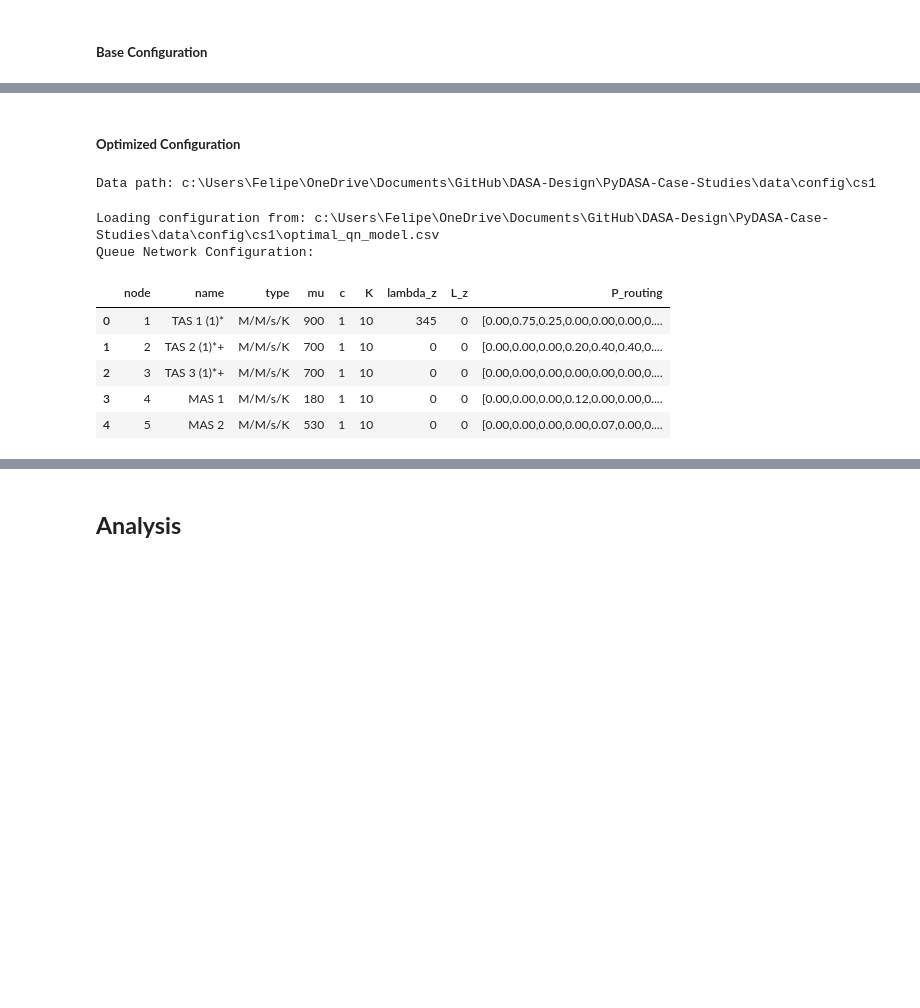
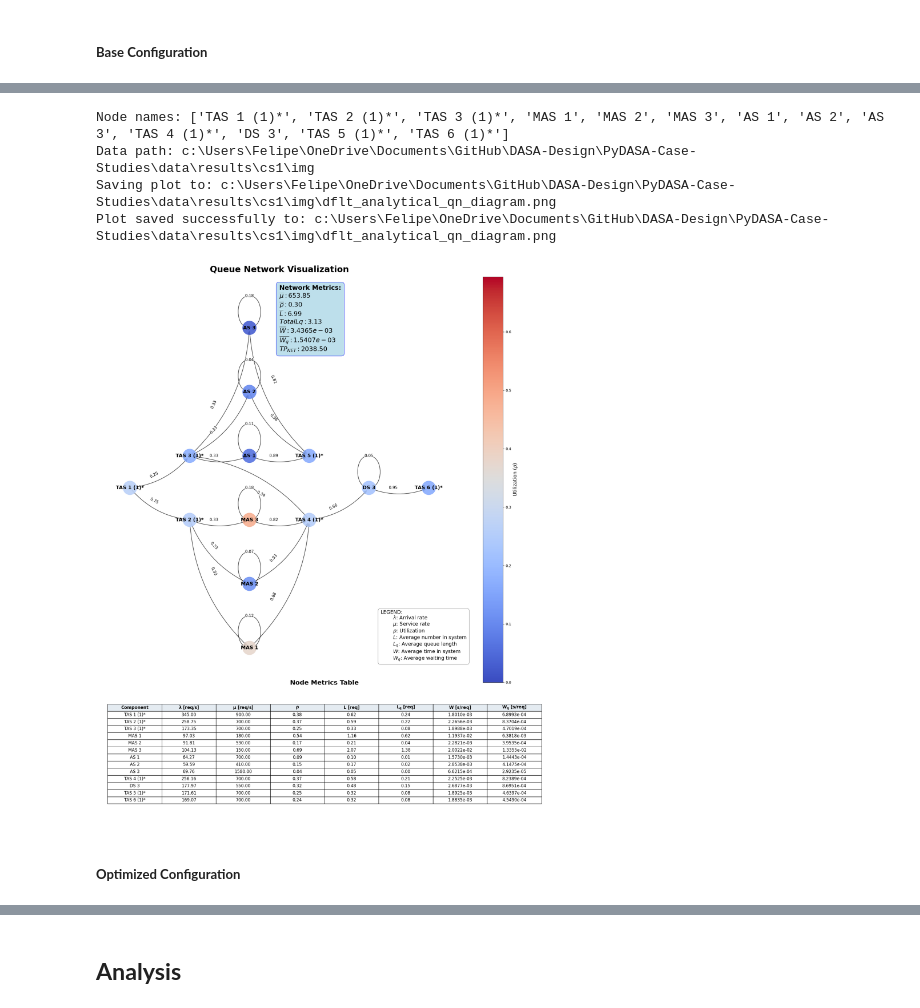
Before and after one commit to DASA-Design/PyDASA-CS1-TAS, a Jupyter notebook: CS-01C - TAS - Dimensional Modelling.ipynb, the cells around one changed output, grey strips where cells are left out. Saved outputs shown, nothing was run; the diff lists cells and outputs as text; code cells hidden in the pictures; blank space fills up the shorter version.

```diff
--- a/CS-01C - TAS - Dimensional Modelling.ipynb
+++ b/CS-01C - TAS - Dimensional Modelling.ipynb
@@ -1889,0 +241,6 @@ gc.collect()
+# %%
+# Load configuration with mixed queue models
+dflt_qn_cfg = load(file_path, "default_qn_model.csv")
+print("Queue Network Configuration:")
+# print(dflt_qn_cfg)
+dflt_qn_cfg.head()
@@ -1889,0 +256,3 @@ gc.collect()
+# %%
+print("Configuring default analytical model...")
+dflt_analytical_model = config_analytical_model(dflt_qn_cfg, verbose=False)
@@ -1889,0 +261,9 @@ gc.collect()
+# %%
+# Solve the network analytically
+# first node metrics
+dflt_analyt_nd_metrics = solve_jackson_network(*dflt_analytical_model)
+# %%
+# then network metrics
+dflt_analyt_net_metrics = calculate_net_metrics(dflt_analyt_nd_metrics)
+nodes = dflt_analyt_nd_metrics["node"].tolist()
+dflt_analyt_net_metrics["nodes"] = len(nodes)
@@ -1890,22 +330,44 @@ gc.collect()
+# %%
+# plotting the queue network with metrics on each node
+# data table column names
+col_names = [
+    "Component",
+    r"$\mathbf{\lambda}$ [req/s]",
+    r"$\mathbf{\mu}$ [req/s]",
+    r"$\mathbf{\rho}$",
+    r"$\mathbf{L}$ [req]",
+    r"$\mathbf{L_q}$ [req]",
+    r"$\mathbf{W}$ [s/req]",
+    r"$\mathbf{W_q}$ [s/req]"
+]
+
+# extract routing matrix, last element of the analytical model tuple
+P_routing = dflt_analytical_model[-1]
+
+node_names = dflt_qn_cfg["name"].values.tolist()
+print(f"Node names: {node_names}")
+
+# selecting images folder
+file_path = os.path.join(PATH,
+                         data_folder,
+                         results_folder,
+                         cs_folder,
+                         img_folder)
+print(f"Data path: {file_path}")
+
+# Plot the queue network
+plot_queue_network(P_routing,
+                   dflt_analyt_net_metrics,
+                   dflt_analyt_nd_metrics,
+                   node_names,
+                   col_names,
+                   file_path,
+                   "dflt_analytical_qn_diagram.png")
+# %% [output]
+Node names: ['TAS 1 (1)*', 'TAS 2 (1)*', 'TAS 3 (1)*', 'MAS 1', 'MAS 2', 'MAS 3', 'AS 1', 'AS 2', 'AS 3', 'TAS 4 (1)*', 'DS 3', 'TAS 5 (1)*', 'TAS 6 (1)*']
+Data path: c:\Users\Felipe\OneDrive\Documents\GitHub\DASA-Design\PyDASA-Case-Studies\data\results\cs1\img
+Saving plot to: c:\Users\Felipe\OneDrive\Documents\GitHub\DASA-Design\PyDASA-Case-Studies\data\results\cs1\img\dflt_analytical_qn_diagram.png
+Plot saved successfully to: c:\Users\Felipe\OneDrive\Documents\GitHub\DASA-Design\PyDASA-Case-Studies\data\results\cs1\img\dflt_analytical_qn_diagram.png
+[figure, added]
 # %% [markdown]
 ##### **Optimized Configuration**
-# %%
-# setting case study data folder
-file_path = os.path.join(PATH, data_folder, config_folder, cs_folder)
-print(f"Data path: {file_path}")
-# %% [output]
-Data path: c:\Users\Felipe\OneDrive\Documents\GitHub\DASA-Design\PyDASA-Case-Studies\data\config\cs1
-# %%
-# Load configuration with mixed queue models
-opti_qn_cfg = load(file_path, "optimal_qn_model.csv")
-print("Queue Network Configuration:")
-opti_qn_cfg.head()
-# %% [output]
-Loading configuration from: c:\Users\Felipe\OneDrive\Documents\GitHub\DASA-Design\PyDASA-Case-Studies\data\config\cs1\optimal_qn_model.csv
-Queue Network Configuration:
-|  | node | name | type | mu | c | K | lambda_z | L_z | P_routing |
-| 0 | 1 | TAS 1 (1)* | M/M/s/K | 900 | 1 | 10 | 345 | 0 | [0.00,0.75,0.25,0.00,0.00,0.00,0.... |
-| 1 | 2 | TAS 2 (1)*+ | M/M/s/K | 700 | 1 | 10 | 0 | 0 | [0.00,0.00,0.00,0.20,0.40,0.40,0.... |
-| 2 | 3 | TAS 3 (1)*+ | M/M/s/K | 700 | 1 | 10 | 0 | 0 | [0.00,0.00,0.00,0.00,0.00,0.00,0.... |
-| 3 | 4 | MAS 1 | M/M/s/K | 180 | 1 | 10 | 0 | 0 | [0.00,0.00,0.00,0.12,0.00,0.00,0.... |
-| 4 | 5 | MAS 2 | M/M/s/K | 530 | 1 | 10 | 0 | 0 | [0.00,0.00,0.00,0.00,0.07,0.00,0.... |
```
Also changed, not shown: parts of 152 cells of this notebook, 10 other files.
